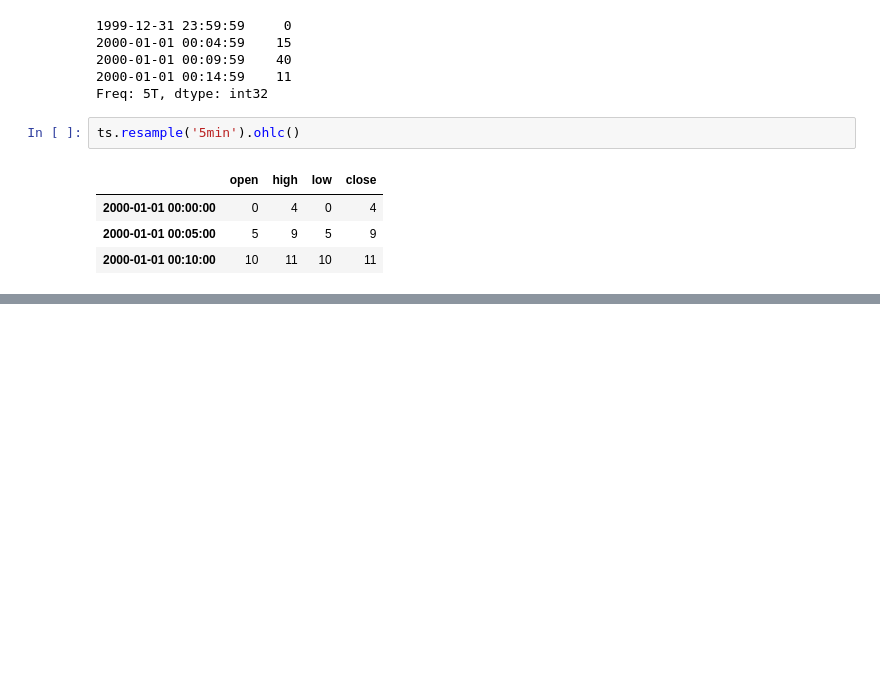
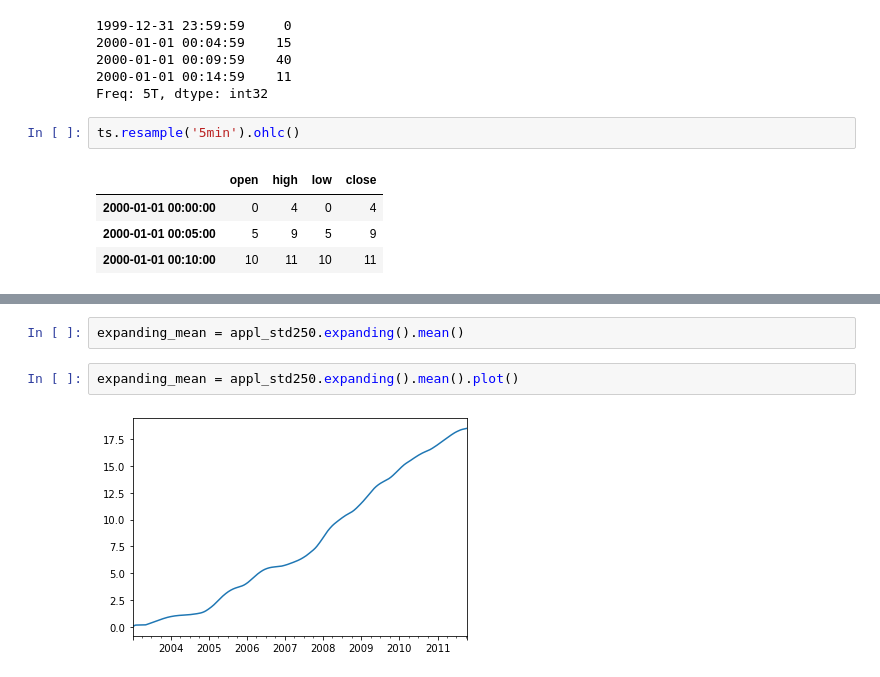
Before and after one commit to ferreiramr/livroPythonForDataAnalysis_WesMcKinney, a Jupyter notebook: chapter11_TimeSeries.ipynb, the cells around one changed output, grey strips where cells are left out. Saved outputs shown, nothing was run; the diff lists cells and outputs as text; blank space fills up the shorter version.

```diff
--- a/chapter11_TimeSeries.ipynb
+++ b/chapter11_TimeSeries.ipynb
@@ -1327,0 +1490,6 @@ ts.resample('5min').ohlc()
+# %%
+expanding_mean = appl_std250.expanding().mean()
+# %%
+expanding_mean = appl_std250.expanding().mean().plot()
+# %% [output]
+[figure, added]
```
Also changed, not shown: parts of 95 cells of this notebook, 1 other file.
